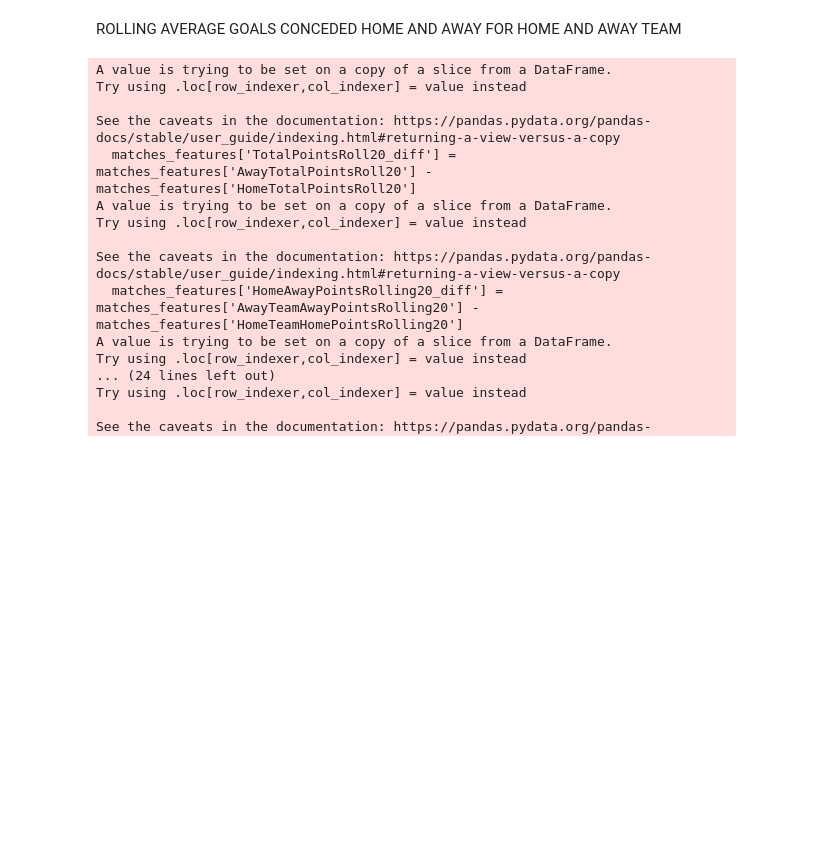
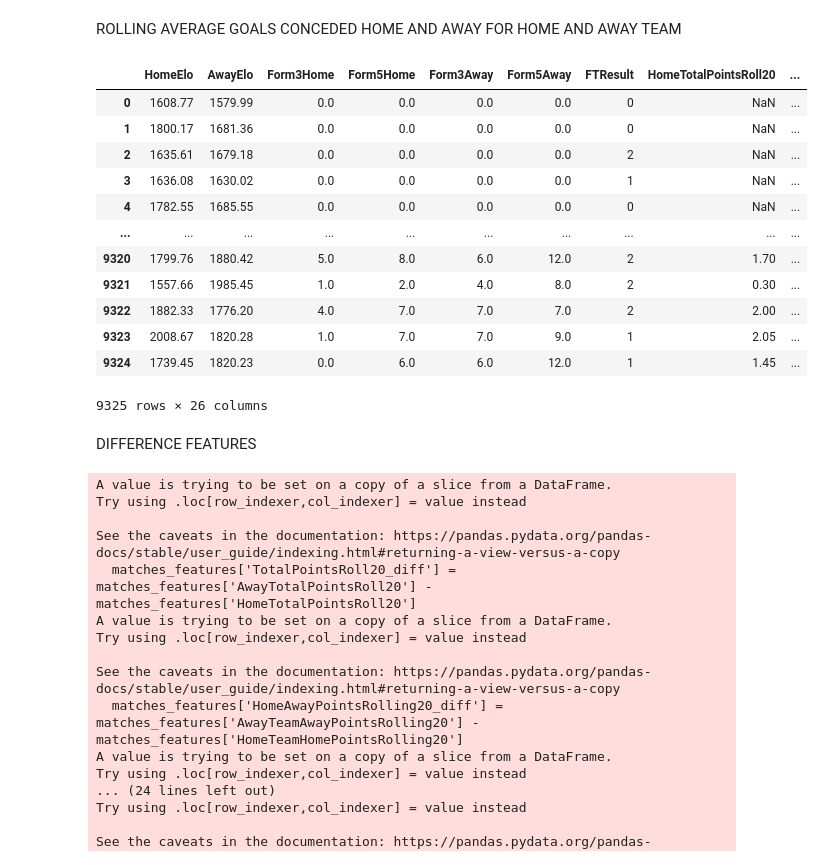
Before and after one commit to projektiox/MachineLearningFootballOutcomes, a Jupyter notebook: ML_dec_tree_football/Github/random_forest_xgboost_footballmatches.ipynb, the cells around one changed output. Saved outputs shown, nothing was run; the diff lists cells and outputs as text; code cells hidden in the pictures; blank space fills up the shorter version.

```diff
--- a/ML_dec_tree_football/Github/random_forest_xgboost_footballmatches.ipynb
+++ b/ML_dec_tree_football/Github/random_forest_xgboost_footballmatches.ipynb
@@ -84,0 +88,13 @@ memory usage: 1.8+ MB
+# %%
+matches_cleaned['margin'] = 1 / matches_cleaned['OddHome'] + 1 / matches_cleaned['OddDraw'] + 1 / matches_cleaned['OddAway']
+matches_cleaned['HomeOdds'] = 1 / matches_cleaned['OddHome'] / matches_cleaned['margin']
+matches_cleaned['DrawOdds'] = 1 / matches_cleaned['OddDraw'] / matches_cleaned['margin']
+matches_cleaned['AwayOdds'] = 1 / matches_cleaned['OddAway'] / matches_cleaned['margin']
+# %%
+matches_cleaned = matches_cleaned.drop(columns=['OddHome', 'OddDraw', 'OddAway', 'margin'])
+# %%
+pd.set_option('display.max_columns', None)
+pd.set_option('display.max_colwidth', None)
+pd.set_option('display.width', None)
+
+matches_cleaned.info()
@@ -358,7 +392,25 @@ matches_features = matches_cleaned[['HomeElo', 'AwayElo',
     'HomeTeamTargetShotsRolling20', 'AwayTeamTargetShotsRolling20',
     'HomeTotalGoalsRolling20', 'AwayTotalGoalsRolling20',
     'HomeGoalsHomeRolling20', 'AwayGoalsAwayRolling20',
-    'HomeConcededHomeRolling20','AwayConcededAwayRolling20']]
+    'HomeConcededHomeRolling20','AwayConcededAwayRolling20', 'HomeOdds', 'DrawOdds', 'AwayOdds']]
+# %%
+matches_features
+# %% [output]
+|  | HomeElo | AwayElo | Form3Home | Form5Home | Form3Away | Form5Away | FTResult | HomeTotalPointsRoll20 | ... |
+| 0 | 1608.77 | 1579.99 | 0.0 | 0.0 | 0.0 | 0.0 | 0 | NaN | ... |
+| 1 | 1800.17 | 1681.36 | 0.0 | 0.0 | 0.0 | 0.0 | 0 | NaN | ... |
+| 2 | 1635.61 | 1679.18 | 0.0 | 0.0 | 0.0 | 0.0 | 2 | NaN | ... |
+| 3 | 1636.08 | 1630.02 | 0.0 | 0.0 | 0.0 | 0.0 | 1 | NaN | ... |
+| 4 | 1782.55 | 1685.55 | 0.0 | 0.0 | 0.0 | 0.0 | 0 | NaN | ... |
+| ... | ... | ... | ... | ... | ... | ... | ... | ... | ... |
+| 9320 | 1799.76 | 1880.42 | 5.0 | 8.0 | 6.0 | 12.0 | 2 | 1.70 | ... |
+| 9321 | 1557.66 | 1985.45 | 1.0 | 2.0 | 4.0 | 8.0 | 2 | 0.30 | ... |
+| 9322 | 1882.33 | 1776.20 | 4.0 | 7.0 | 7.0 | 7.0 | 2 | 2.00 | ... |
+| 9323 | 2008.67 | 1820.28 | 1.0 | 7.0 | 7.0 | 9.0 | 1 | 2.05 | ... |
+| 9324 | 1739.45 | 1820.23 | 0.0 | 6.0 | 6.0 | 12.0 | 1 | 1.45 | ... |
+9325 rows × 26 columns
+# %% [markdown]
+DIFFERENCE FEATURES
 # %%
 matches_features['TotalPointsRoll20_diff'] = matches_features['AwayTotalPointsRoll20'] - matches_features['HomeTotalPointsRoll20']
 
```
Also changed, not shown: parts of 26 cells of this notebook.
